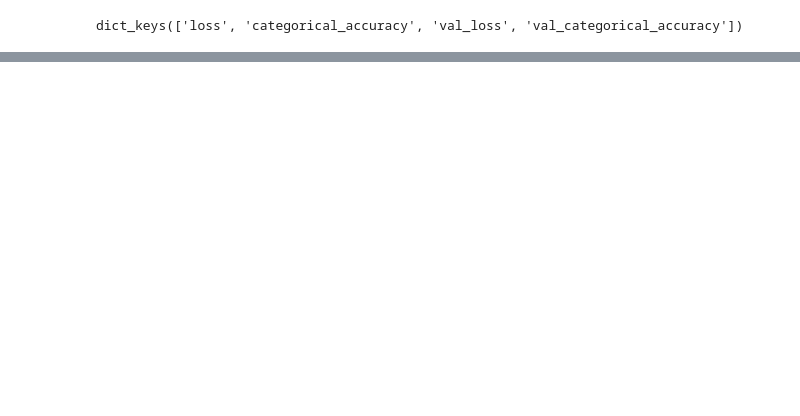
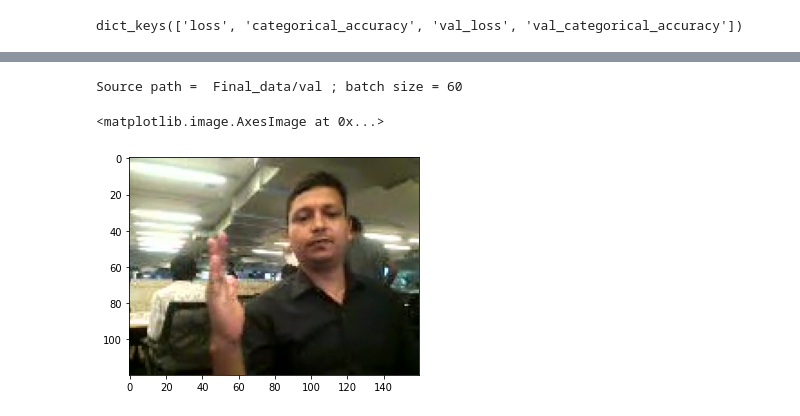
Before and after one commit to Vishu-Gupta/MLProjects, a Jupyter notebook: Gesture_Control/Conv3D.ipynb, the cells around one changed output, grey strips where cells are left out. Cells and saved outputs as stored; diff of their text form; code cells hidden in the pictures; blank space fills up the shorter version.

```diff
--- a/Gesture_Control/Conv3D.ipynb
+++ b/Gesture_Control/Conv3D.ipynb
@@ -123,7 +124,7 @@ def generator(source_path, folder_list, batch_size):
           imgs = os.listdir(source_path+'/'+ t[folder + (num_batches*batch_size)].split(';')[0]) # read all the images in the folder
           for idx,item in enumerate(img_idx): #  Iterate iver the frames/images of a folder to read them in
               try:
-                image = imread(source_path+'/'+ t[folder + (batch*batch_size)].strip().split(';')[0]+'/'+imgs[item]).astype(np.float32)
+                image = imread(source_path+'/'+ t[folder + (num_batches*batch_size)].strip().split(';')[0]+'/'+imgs[item]).astype(np.float32)
 
                 #crop the images and resize them. Note that the images are of 2 different shape
                 #and the conv3D will throw error if the inputs in a batch have different shapes
@@ -279,0 +274,8 @@ sns.lineplot(epochs,val_acc,label='Validation accuracy')
+# %%
+val_gen2 = generator(val_path,val_doc,batch_size)
+# %%
+plt.imshow(next(val_gen2)[0][0][0])
+# %% [output]
+Source path =  Final_data/val ; batch size = 60
+<matplotlib.image.AxesImage at 0x...>
+[figure, added]
```
Also changed, not shown: parts of 11 cells of this notebook.
